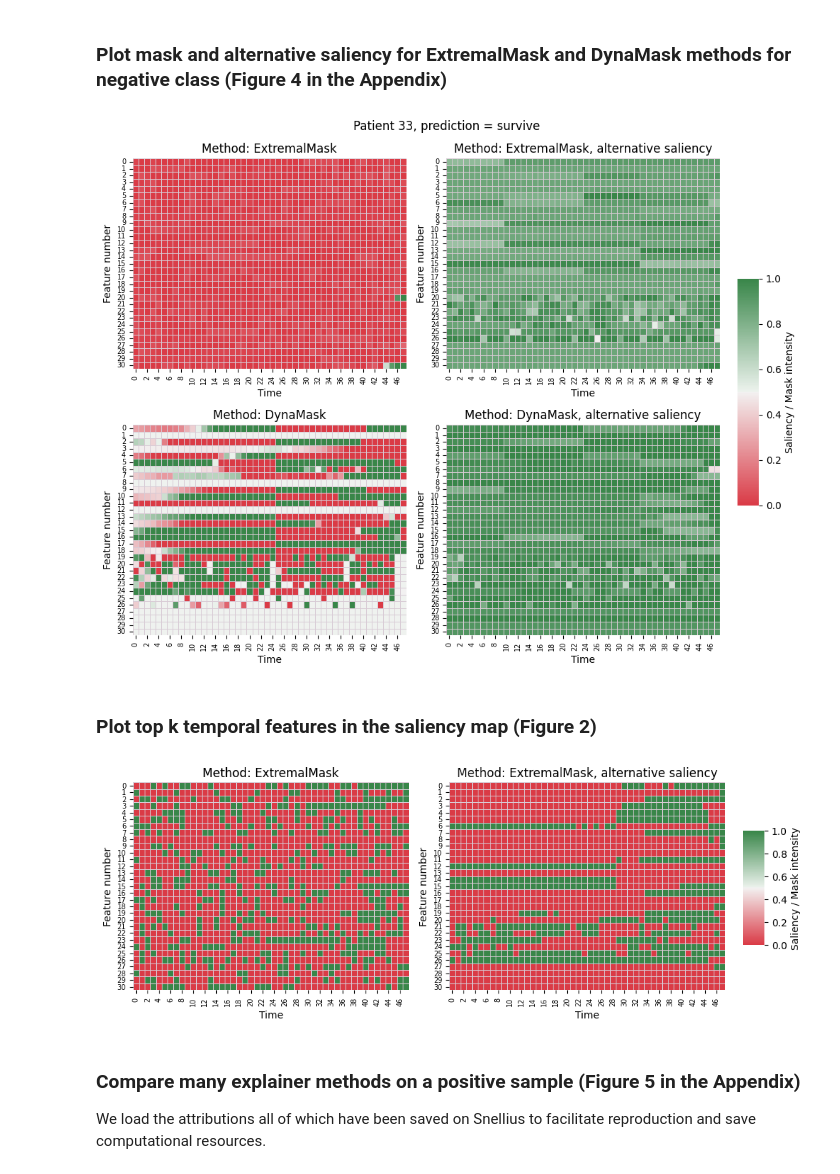
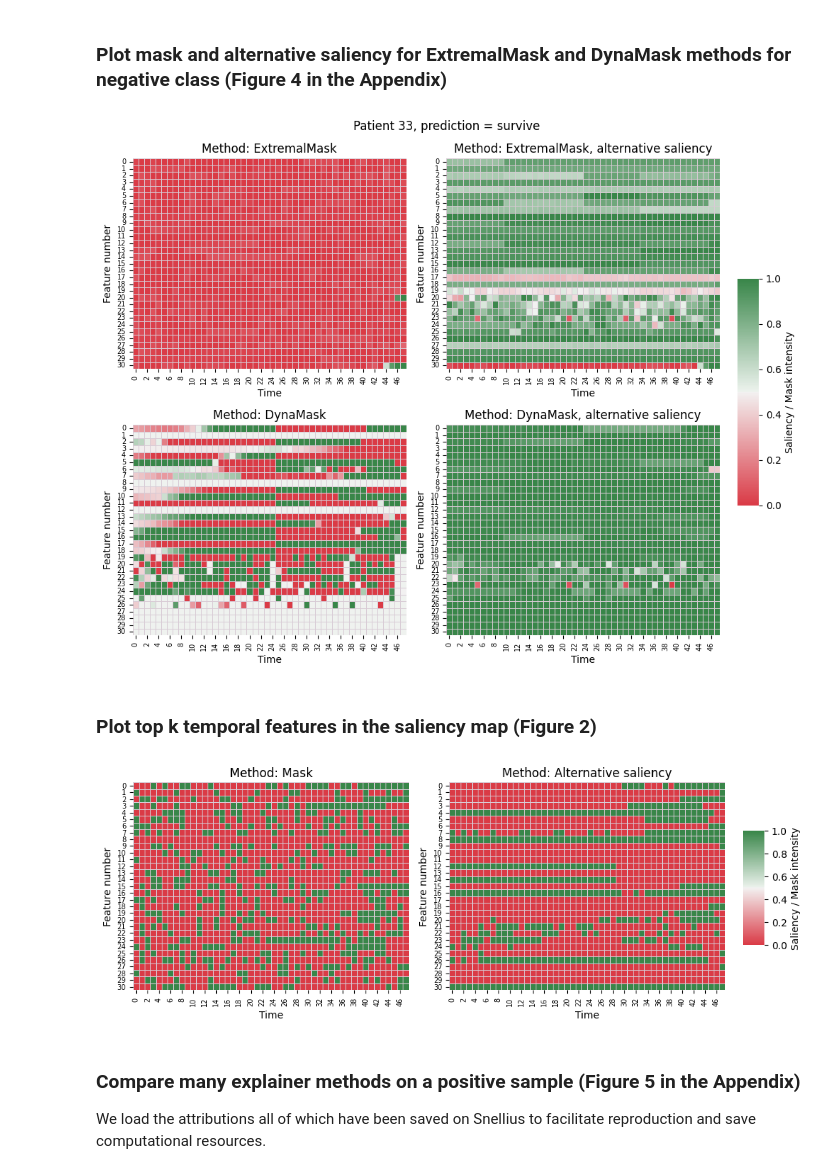
Before and after one commit to anonymous8293/factai, a Jupyter notebook: visualization.ipynb, the cells around one changed output. Drawn from its saved outputs; the diff is of its cells as text; code cells hidden in the pictures.

Commit message:
feat: modify alternative visualizations, alternative saliency normalization

```diff
--- a/visualization.ipynb
+++ b/visualization.ipynb
@@ -318,6 +321,7 @@ extremal_alternative_mimic = compute_alternative(
     batch=extremal_mimic_batch,
     mask=extremal_mask_attr_mimic_batch,
     perturbation=extremal_perturbation_mimic,
+    p=np.inf,
 )
 
 # Batch size for dyna is also 100
@@ -337,6 +341,7 @@ dyna_alternative_mimic = compute_alternative(
     batch=dyna_mimic_batch,
     mask=dyna_mask_attr_mimic_batch,
     perturbation=dyna_perturbation_mimic,
+    p=np.inf,
 )
 # %% [markdown]
 ### Plot mask and alternative saliency for ExtremalMask and DynaMask methods for positive class (Figure 1)
@@ -365,7 +370,7 @@ saliencies = {
 }
 plot_heatmap(saliencies, title=f"Patient {NEG_ID}, prediction = survive")
 # %% [output]
-[figure, old version]
+[figure, new version]
 # %% [markdown]
 ### Plot top k temporal features in the saliency map (Figure 2)
 # %%
@@ -391,13 +395,13 @@ top_alt = top_alt.reshape(shp)
 # %%
 from tint.utils.plotting import plot_heatmap
 
 saliencies = {
-    "ExtremalMask": top_mask.T,
-    "ExtremalMask, alternative saliency": top_alt.T,
+    "Mask": top_mask.T,
+    "Alternative saliency": top_alt.T,
 }
 plot_heatmap(saliencies, title=None)
 # %% [output]
-[figure, old version]
+[figure, new version]
 # %% [markdown]
 ### Compare many explainer methods on a positive sample (Figure 5 in the Appendix)
 
```
Also changed, not shown: parts of 11 cells of this notebook, 1 other file.
